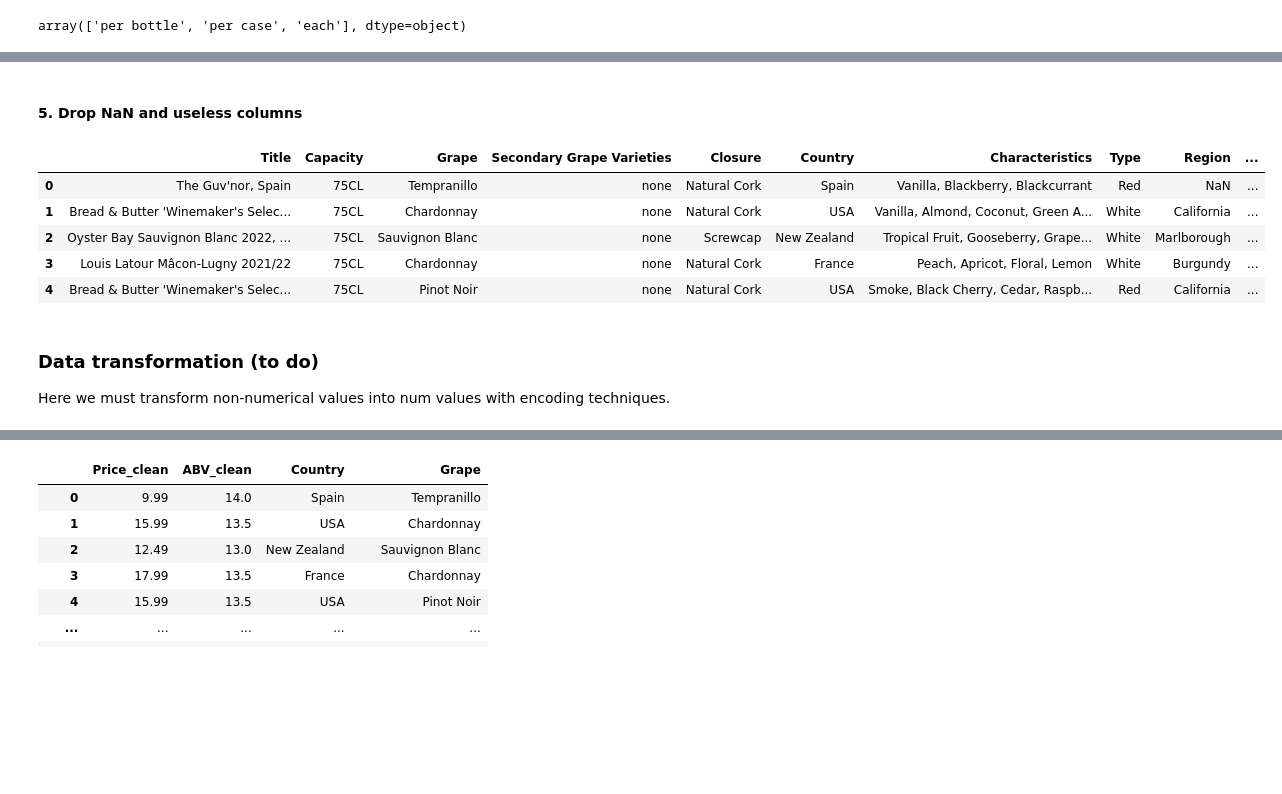
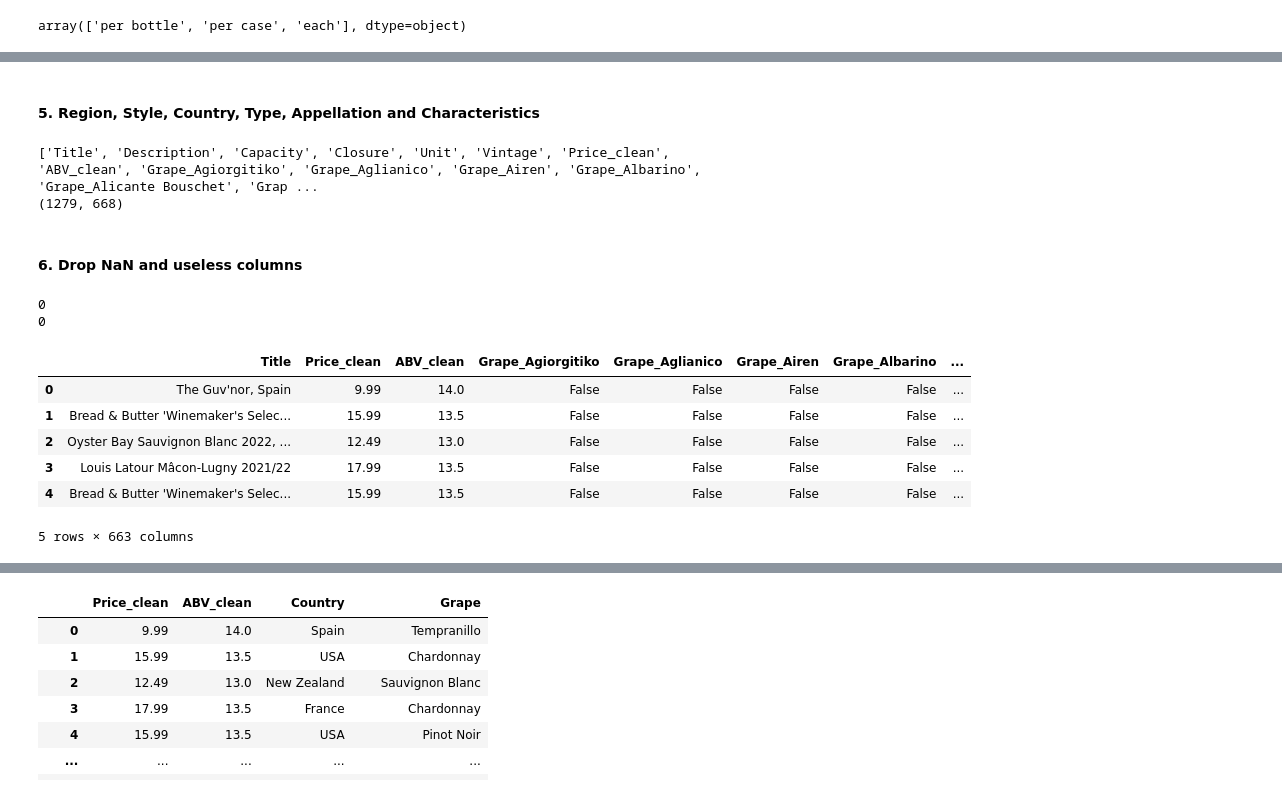
Before and after one commit to pierreLouisClv/Spochify, a Jupyter notebook: Spochify.ipynb, the cells around one changed output, grey strips where cells are left out. Saved outputs shown, nothing was run; the diff lists cells and outputs as text; code cells hidden in the pictures; blank space fills up the shorter version.

Commit message:
Binary encoding and training for price detection with Ridge regression

```diff
--- a/Spochify.ipynb
+++ b/Spochify.ipynb
@@ -123,20 +144,59 @@ array([nan, 'Touriga Nacional, Tinta Roriz', 'Pinot Noir, Pinot Meunier',
-# %%
-wine_df['Secondary Grape Varieties'] = wine_df['Secondary Grape Varieties'].fillna("none")
+# %% [markdown]
+#### 5. Region, Style, Country, Type, Appellation and Characteristics
+# %%
+# -----------------------------
+# 1. One-Hot Encoding
+# -----------------------------
+columns_to_encode = ['Region', 'Style', 'Country', 'Type', 'Appellation']
+
+for col in columns_to_encode:
+    wine_df[col] = wine_df[col].fillna('None')
+    dummies = pd.get_dummies(wine_df[col], prefix=col)
+    wine_df = pd.concat([wine_df, dummies], axis=1)
+    wine_df.drop(col, axis=1, inplace=True)
+
+# --------------------------------------
+# 2. Multi-label Binarizer for 'Characteristics'
+# --------------------------------------
+
+# Convert into list
+wine_df['Characteristics'] = wine_df['Characteristics'].fillna('None')
+wine_df['Characteristics'] = wine_df['Characteristics'].apply(
+    lambda x: [] if x == 'None' else [i.strip() for i in x.split(',')]
+)
+
+# MultiLabelBinarizer
+mlb = MultiLabelBinarizer()
+char_encoded = pd.DataFrame(
+    mlb.fit_transform(wine_df['Characteristics']),
+    columns=[f'Char_{c}' for c in mlb.classes_]
+)
+
+wine_df = pd.concat([wine_df, char_encoded], axis=1)
+wine_df.drop('Characteristics', axis=1, inplace=True)
+
+# All encoded columns for grapes
+print(wine_df.columns.tolist())
+print(wine_df.shape)
+# %% [output]
+['Title', 'Description', 'Capacity', 'Closure', 'Unit', 'Vintage', 'Price_clean', 'ABV_clean', 'Grape_Agiorgitiko', 'Grape_Aglianico', 'Grape_Airen', 'Grape_Albarino', 'Grape_Alicante Bouschet', 'Grap ...
+(1279, 668)
 # %% [markdown]
-#### 5. Drop NaN and useless columns
+#### 6. Drop NaN and useless columns
 # %%
-wine_df.dropna(axis=0, subset=['Country', 'Grape', 'Price_clean', 'ABV_clean'], inplace=True)
+print(wine_df.isna().any(axis=1).sum())
+wine_df.dropna(inplace=True)
+# %% [output]
+0
+0
 # %%
-wine_df = wine_df.drop(columns=["Description", "ABV", "Price", "Unit", "Per bottle / case / each", "Appellation"])
+wine_df.drop(columns=["Description", "Unit", "Capacity", "Closure", "Vintage"], inplace=True)
 wine_df.head()
 # %% [output]
-|  | Title | Capacity | Grape | Secondary Grape Varieties | Closure | Country | Characteristics | Type | Region | ... |
-| 0 | The Guv'nor, Spain | 75CL | Tempranillo | none | Natural Cork | Spain | Vanilla, Blackberry, Blackcurrant | Red | NaN | ... |
-| 1 | Bread & Butter 'Winemaker's Selec... | 75CL | Chardonnay | none | Natural Cork | USA | Vanilla, Almond, Coconut, Green A... | White | California | ... |
-| 2 | Oyster Bay Sauvignon Blanc 2022, ... | 75CL | Sauvignon Blanc | none | Screwcap | New Zealand | Tropical Fruit, Gooseberry, Grape... | White | Marlborough | ... |
-| 3 | Louis Latour Mâcon-Lugny 2021/22 | 75CL | Chardonnay | none | Natural Cork | France | Peach, Apricot, Floral, Lemon | White | Burgundy | ... |
-| 4 | Bread & Butter 'Winemaker's Selec... | 75CL | Pinot Noir | none | Natural Cork | USA | Smoke, Black Cherry, Cedar, Raspb... | Red | California | ... |
+|  | Title | Price_clean | ABV_clean | Grape_Agiorgitiko | Grape_Aglianico | Grape_Airen | Grape_Albarino | ... |
+| 0 | The Guv'nor, Spain | 9.99 | 14.0 | False | False | False | False | ... |
+| 1 | Bread & Butter 'Winemaker's Selec... | 15.99 | 13.5 | False | False | False | False | ... |
+| 2 | Oyster Bay Sauvignon Blanc 2022, ... | 12.49 | 13.0 | False | False | False | False | ... |
+| 3 | Louis Latour Mâcon-Lugny 2021/22 | 17.99 | 13.5 | False | False | False | False | ... |
+| 4 | Bread & Butter 'Winemaker's Selec... | 15.99 | 13.5 | False | False | False | False | ... |
+5 rows × 663 columns
-# %% [markdown]
-### Data transformation (to do)
-
-Here we must transform non-numerical values into num values with encoding techniques.
```
Also changed, not shown: parts of 19 cells of this notebook.
